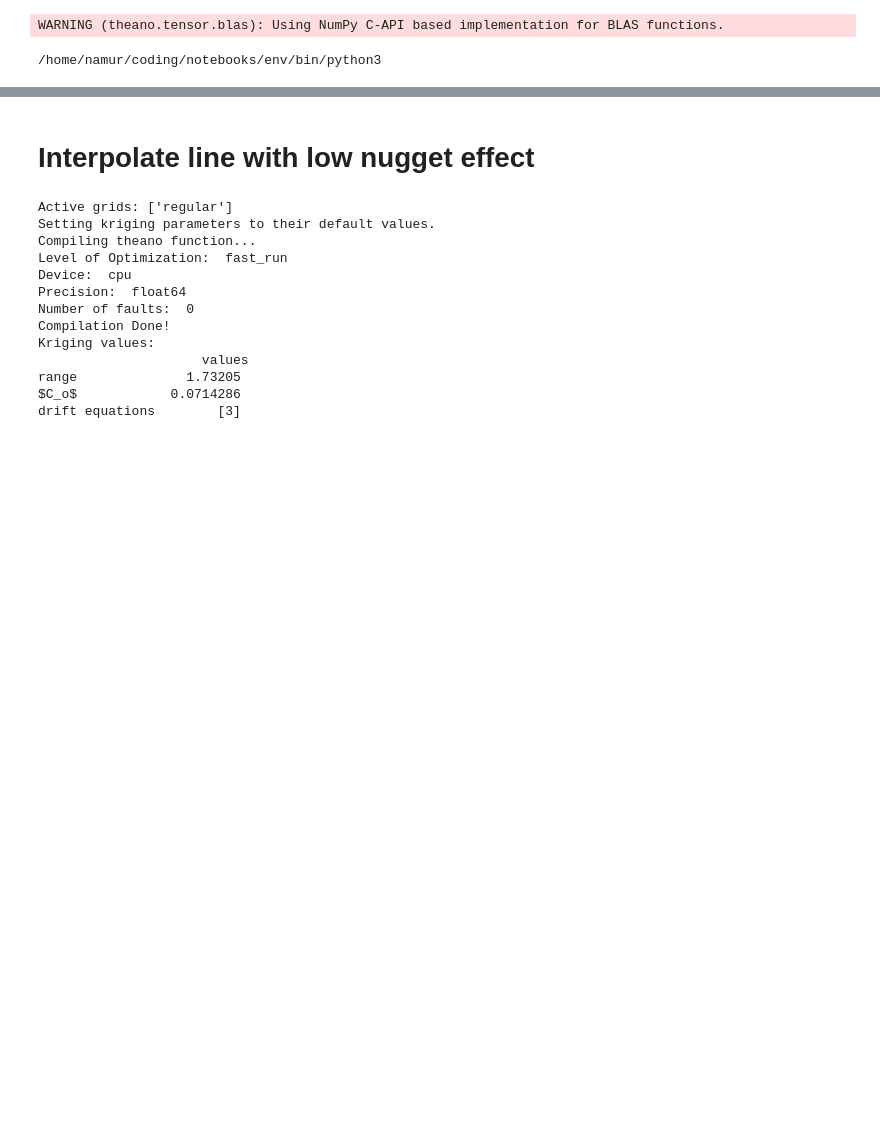
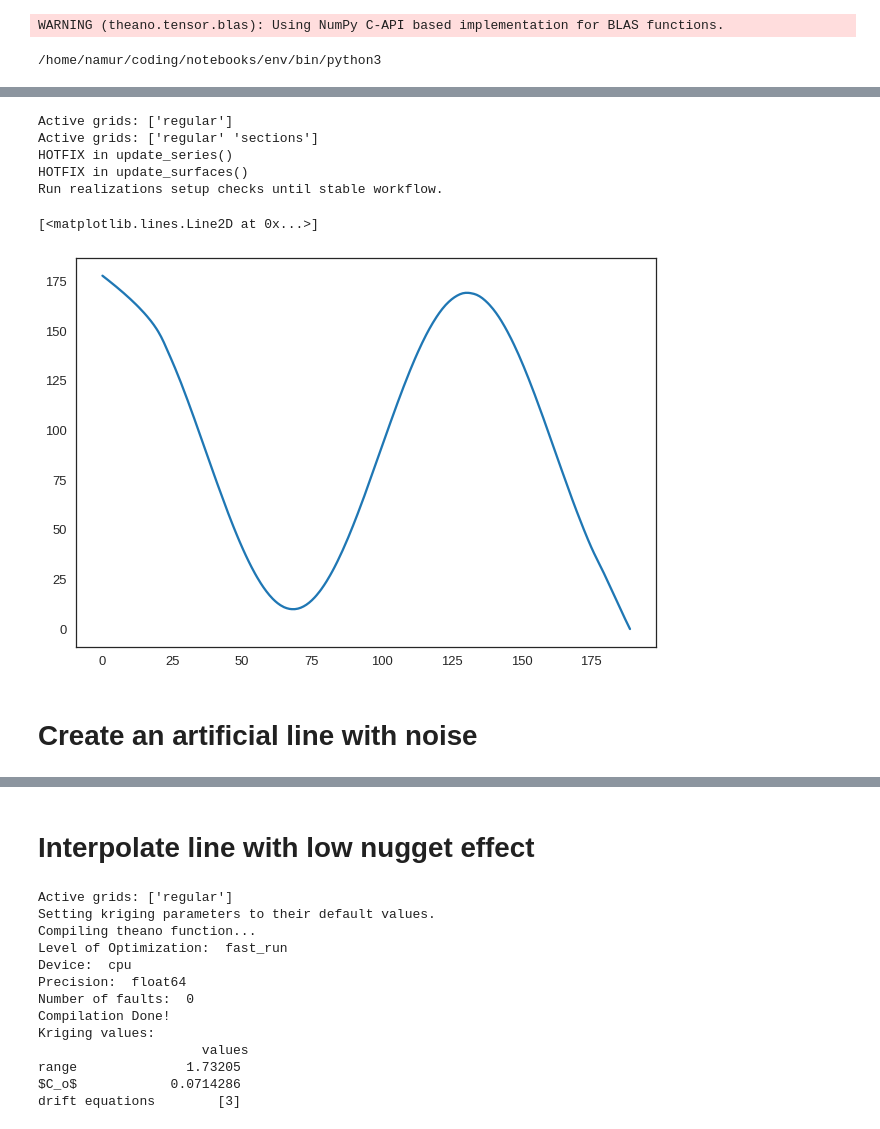
Before and after one commit to TrellixVulnTeam/gempy-notebooks_Q97W, a Jupyter notebook: server-gempy/nugget_effect.ipynb, the cells around one changed output, grey strips where cells are left out. Drawn from its saved outputs; the diff is of its cells as text; code cells hidden in the pictures; blank space fills up the shorter version.

```diff
--- a/server-gempy/nugget_effect.ipynb
+++ b/server-gempy/nugget_effect.ipynb
@@ -29,3 +111,31 @@ WARNING (theano.tensor.blas): Using NumPy C-API based implementation for BLAS fu
+# %%
+real_setup.setup_realization(
+        geo_model=geo_model,
+        geo_model_extent=geo_model_extent,
+        section=section,
+        series_df=series_df,
+        surfaces_df=surfaces_df,
+        surface_points_original_df=df_sp,
+        orientations_original_df=df_or
+)
+
+if real_run.check_setup_single_realization(geo_model):
+    solution = gp.compute_model(model=geo_model, sort_surfaces=False)
+
+contours = post_pro.compute_section_contours(geo_model)
+interpolated_line = contours['rock1']
+interpolated_line.shape
+plt.plot(interpolated_line[:,0], interpolated_line[:,1])
+# %% [output]
+Active grids: ['regular']
+Active grids: ['regular' 'sections']
+HOTFIX in update_series()
+HOTFIX in update_surfaces()
+Run realizations setup checks until stable workflow.
+[<matplotlib.lines.Line2D at 0x...>]
+[figure, added]
+# %% [markdown]
+# Create an artificial line with noise
 # %%
 # sinus curve
 xvals = np.linspace(-4, 4, 50)
```
Also changed, not shown: parts of 8 cells of this notebook.
